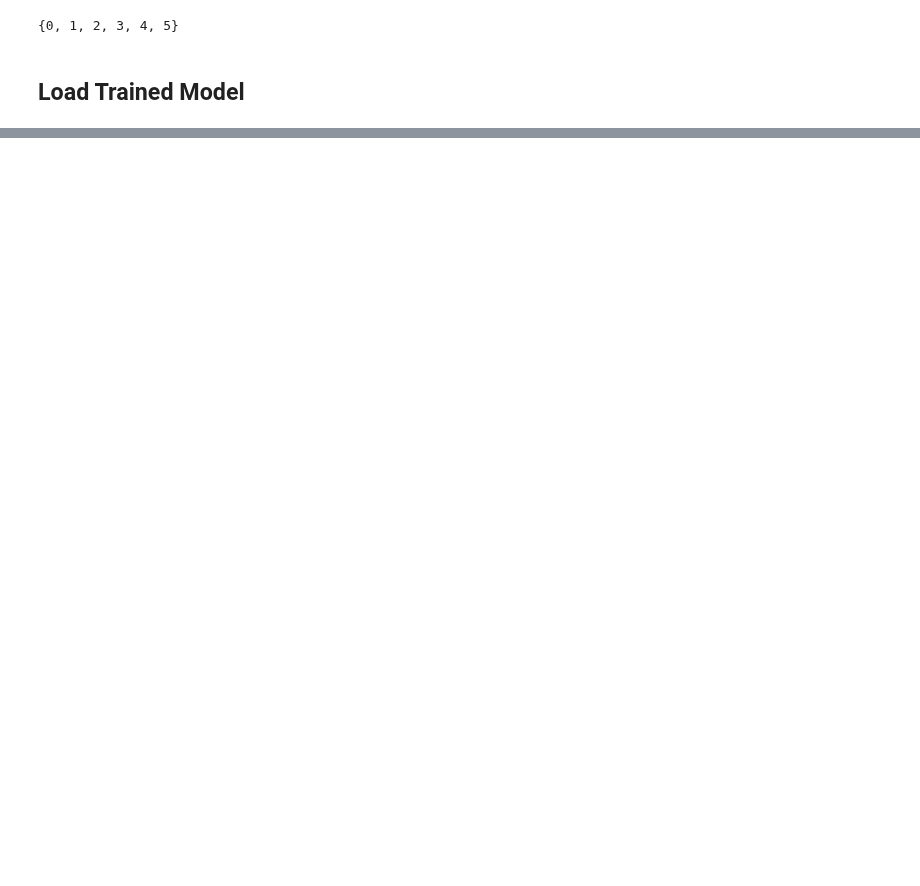
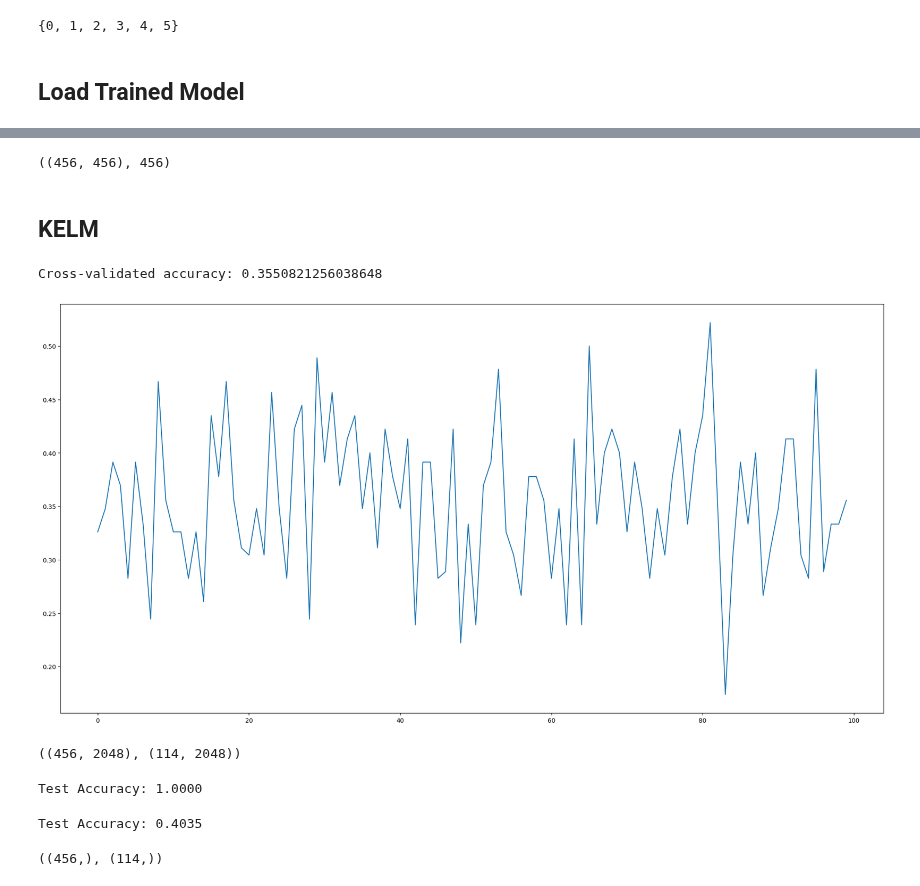
Before and after one commit to fn-hide/alzheption, a Jupyter notebook: alzheption/src/Alzheption Trainer.ipynb, the cells around one changed output, grey strips where cells are left out. Saved outputs shown, nothing was run; the diff lists cells and outputs as text; code cells hidden in the pictures; blank space fills up the shorter version.

Commit message:
feat: add kernel calculation before oselm

```diff
--- a/alzheption/src/Alzheption Trainer.ipynb
+++ b/alzheption/src/Alzheption Trainer.ipynb
@@ -752,0 +637,14 @@ InvalidArgumentError: {{function_node __wrapped__MatMul_device_/job:localhost/re
+# %%
+pca = PCA(n_components=456)
+pca_train_features = pca.fit_transform(alex_1.train_features)
+pca_test_features = pca.transform(alex_1.test_features)
+
+pca_train_features.shape, alex_1.train_labels.__len__()
+# %% [output]
+((456, 456), 456)
+# %% [markdown]
+## KELM
+# %%
+# Cross Validation Param:
+n_splits = 10
+n_repeats = 10
@@ -752,0 +666,28 @@ InvalidArgumentError: {{function_node __wrapped__MatMul_device_/job:localhost/re
+# %%
+# Initialize KELM with a kernel function
+# kernel = CombinedProductKernel([Kernel("rbf"), Kernel("laplacian")])
+# kernel = CombinedSumKernel([Kernel("rbf"), Kernel("exponential")])
+# kernel = Kernel("laplacian")
+kernel = Kernel("rbf")
+
+layer = KELMLayer(kernel, 'tanh')
+kelm_model = KELMModel(layer)
+# %%
+# Cross-validation for KELM
+scores = custom_cross_val_score(
+    model=kelm_model,
+    X=pca_train_features,
+    y=alex_1.train_labels,
+    n_splits=n_splits,
+    n_repeats=n_repeats,
+    scoring=accuracy_score,
+)
+print("Cross-validated accuracy:", np.mean(scores))
+# %% [output]
+Cross-validated accuracy: 0.3550821256038648
+# %%
+plt.figure(figsize=(24, 12))
+plt.plot(scores)
+plt.show()
+# %% [output]
+[figure, added]
@@ -752,0 +697,22 @@ InvalidArgumentError: {{function_node __wrapped__MatMul_device_/job:localhost/re
+# %%
+alex_1.train_features.shape, alex_1.test_features.shape
+# %% [output]
+((456, 2048), (114, 2048))
+# %%
+# Evaluate the KELM model on the test set
+predictions = kelm_model.predict(pca_train_features).numpy()
+accuracy = accuracy_score(predictions, alex_1.train_labels)
+print(f"Test Accuracy: {accuracy:.4f}")
+# %% [output]
+Test Accuracy: 1.0000
+# %%
+# Evaluate the KELM model on the test set
+predictions = kelm_model.predict(pca_test_features).numpy()
+accuracy = accuracy_score(predictions, alex_1.test_labels)
+print(f"Test Accuracy: {accuracy:.4f}")
+# %% [output]
+Test Accuracy: 0.4035
+# %%
+alex_1.train_labels.shape, alex_1.test_labels.shape
+# %% [output]
+((456,), (114,))
```
Also changed, not shown: parts of 57 cells of this notebook.
